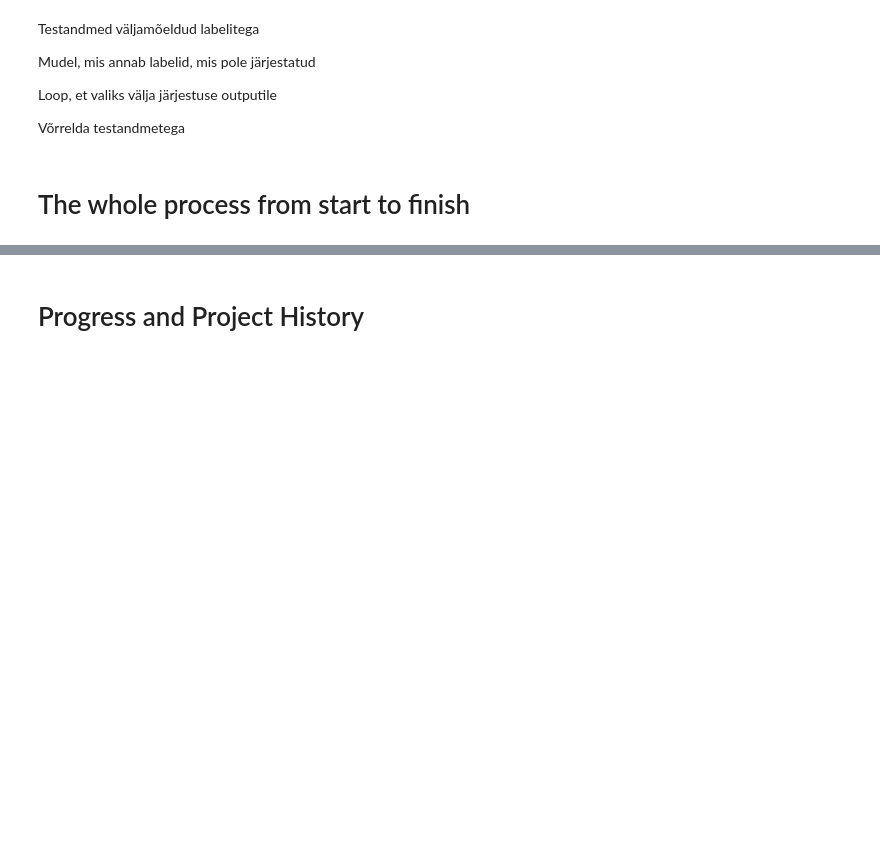
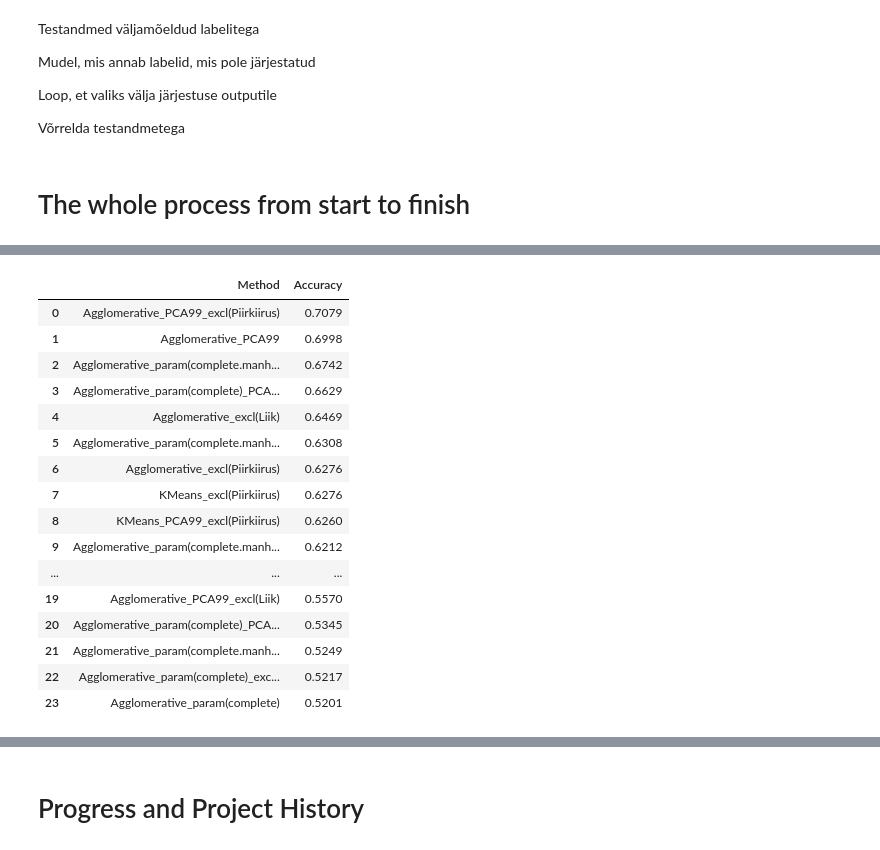
Before and after one commit to m-tarro/ml2022-project, a Jupyter notebook: ML_Project_(P14).ipynb, the cells around one changed output, grey strips where cells are left out. Drawn from its saved outputs; the diff is of its cells as text; code cells hidden in the pictures; blank space fills up the shorter version.

```diff
--- a/ML_Project_(P14).ipynb
+++ b/ML_Project_(P14).ipynb
@@ -1095,18 +1087,33 @@ df_test = pd.read_csv('https://raw.githubusercontent.com/m-tarro/ml2022-project/
 # %%
 def model_fit(train, model, var_excl, pca_exp_var=0):
   model_col_header = type(model).__name__
+  # Check for non-default parameters
+  default_parameters = list(globals()[model_col_header]().__dict__.values())
+  model_parameters = list(model.__dict__.values())
+  different_parameters = list(set(model_parameters).difference(default_parameters))
+  if 'Clustering' in model_col_header: # Simplification for column headers
+    model_col_header = model_col_header.replace('Clustering', "")
+  if 5 in different_parameters: # 5 clusters is default for our project
+    different_parameters.remove(5)
+  if len(different_parameters) > 0: # Different parameters as column header
+    model_col_header = model_col_header + '_param(' + '.'.join(map(str,different_parameters)) + ')'
+  # Training data specified
   train_data = train[['Liik', 'Omand_riik', 'Soidutee_lai', 'Kahesuunaline', 'Rada_arv', 'Piirkiirus']]
   train_data = train_data.loc[:, ~train_data.columns.isin(var_excl)]
-  if pca_exp_var != 0:
+  if pca_exp_var != 0: # PCA applied if required
     train_data = PCA(pca_exp_var,whiten=True).fit_transform(train_data)
     model_col_header = model_col_header + '_PCA' + str(int(pca_exp_var*100))
-  if len(var_excl) > 0:
-     model_col_header = model_col_header + '_excl_' + '_'.join(map(str,var_excl))
+  if '' in var_excl:
+    var_excl.remove('')
+  if len(var_excl) > 0: # Check if some variables are to be excluded
+    model_col_header = model_col_header + '_excl(' + '.'.join(map(str,var_excl)) + ')'
+  # Included variables scaled and fitted onto model
   train_scaled = StandardScaler().fit_transform(train_data)
   train[model_col_header] = model.fit_predict(train_scaled)
   return train, model_col_header
 
 def model_precision(train, test, model_col_header):
+  # Check for possible permutations since the result the model gives is not ordered
   possible_permutations = list(permutations(range(5), 5))
   max_accuracy = 0
   max_accuracy_permutation = 0
@@ -1120,11 +1127,13 @@ def model_precision(train, test, model_col_header):
           4:possible_permutations[j][4]
           }
       })
+    # Check for accuracy of current permutation
     train_test_merge = pd.merge(train, test, on=['GlobalID'], how='inner')
     acc_score_permutation = accuracy_score(test['label_test'], train_test_merge[model_col_header])
     if acc_score_permutation > max_accuracy:
       max_accuracy = acc_score_permutation
       max_accuracy_permutation = j
+  # Best score of the permutations added to training data
   train = train.replace({
       model_col_header : {
           0:possible_permutations[max_accuracy_permutation][0],
@@ -1134,7 +1143,7 @@ def model_precision(train, test, model_col_header):
           4:possible_permutations[max_accuracy_permutation][4]
           }
       })
-  return round(max_accuracy,4), possible_permutations[max_accuracy_permutation], train[model_col_header], max_accuracy_permutation
+  return round(max_accuracy,4), possible_permutations[max_accuracy_permutation], train[model_col_header]
 # %%
 # Testing out the models
 from sklearn.cluster import KMeans
@@ -1190,3 +1218,23 @@ Best accuracy: 0.61 with order (1, 2, 4, 0, 3) (permutation 34) for model KMeans
+# %%
+pd.DataFrame(best_accuracies, columns=['Method','Accuracy'])
+# %% [output]
+|  | Method | Accuracy |
+| 0 | Agglomerative_PCA99_excl(Piirkiirus) | 0.7079 |
+| 1 | Agglomerative_PCA99 | 0.6998 |
+| 2 | Agglomerative_param(complete.manh... | 0.6742 |
+| 3 | Agglomerative_param(complete)_PCA... | 0.6629 |
+| 4 | Agglomerative_excl(Liik) | 0.6469 |
+| 5 | Agglomerative_param(complete.manh... | 0.6308 |
+| 6 | Agglomerative_excl(Piirkiirus) | 0.6276 |
+| 7 | KMeans_excl(Piirkiirus) | 0.6276 |
+| 8 | KMeans_PCA99_excl(Piirkiirus) | 0.6260 |
+| 9 | Agglomerative_param(complete.manh... | 0.6212 |
+| ... | ... | ... |
+| 19 | Agglomerative_PCA99_excl(Liik) | 0.5570 |
+| 20 | Agglomerative_param(complete)_PCA... | 0.5345 |
+| 21 | Agglomerative_param(complete.manh... | 0.5249 |
+| 22 | Agglomerative_param(complete)_exc... | 0.5217 |
+| 23 | Agglomerative_param(complete) | 0.5201 |
 # %%
 df_train.head()
 # %% [output]
```
Also changed, not shown: parts of 4 cells of this notebook.
